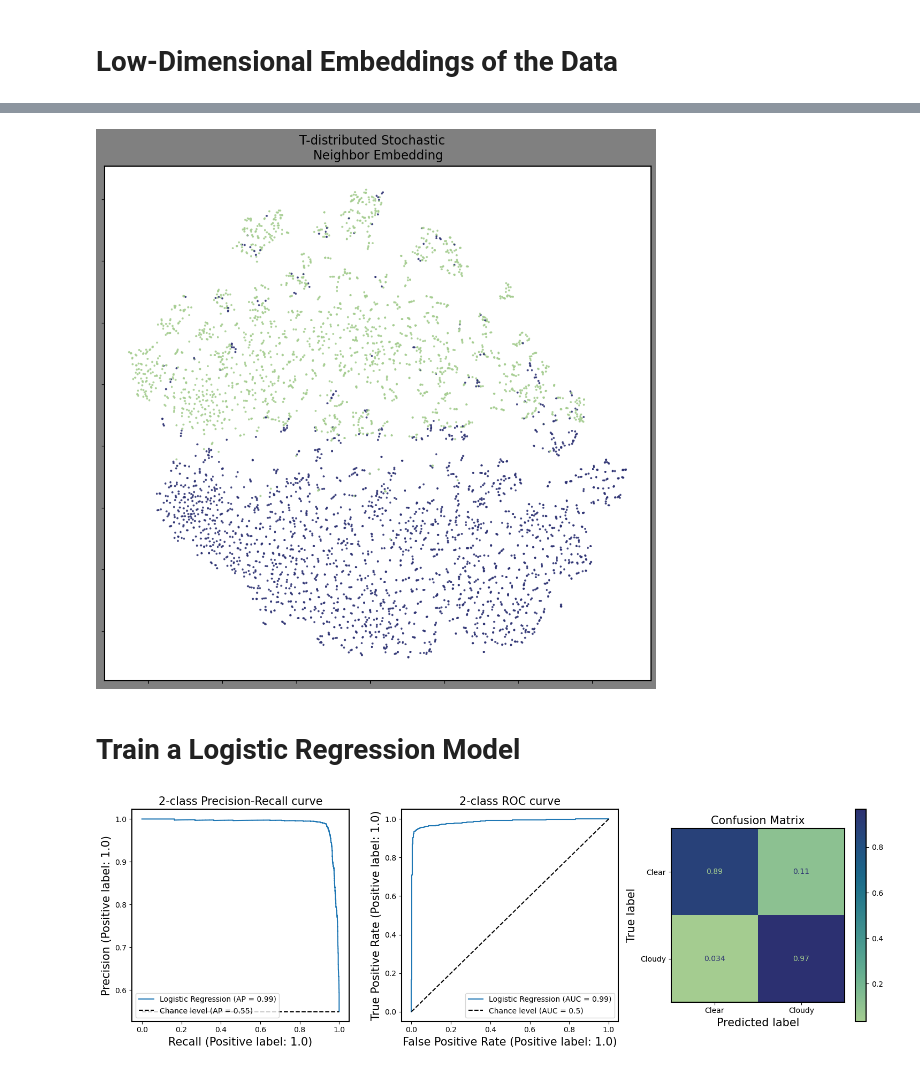
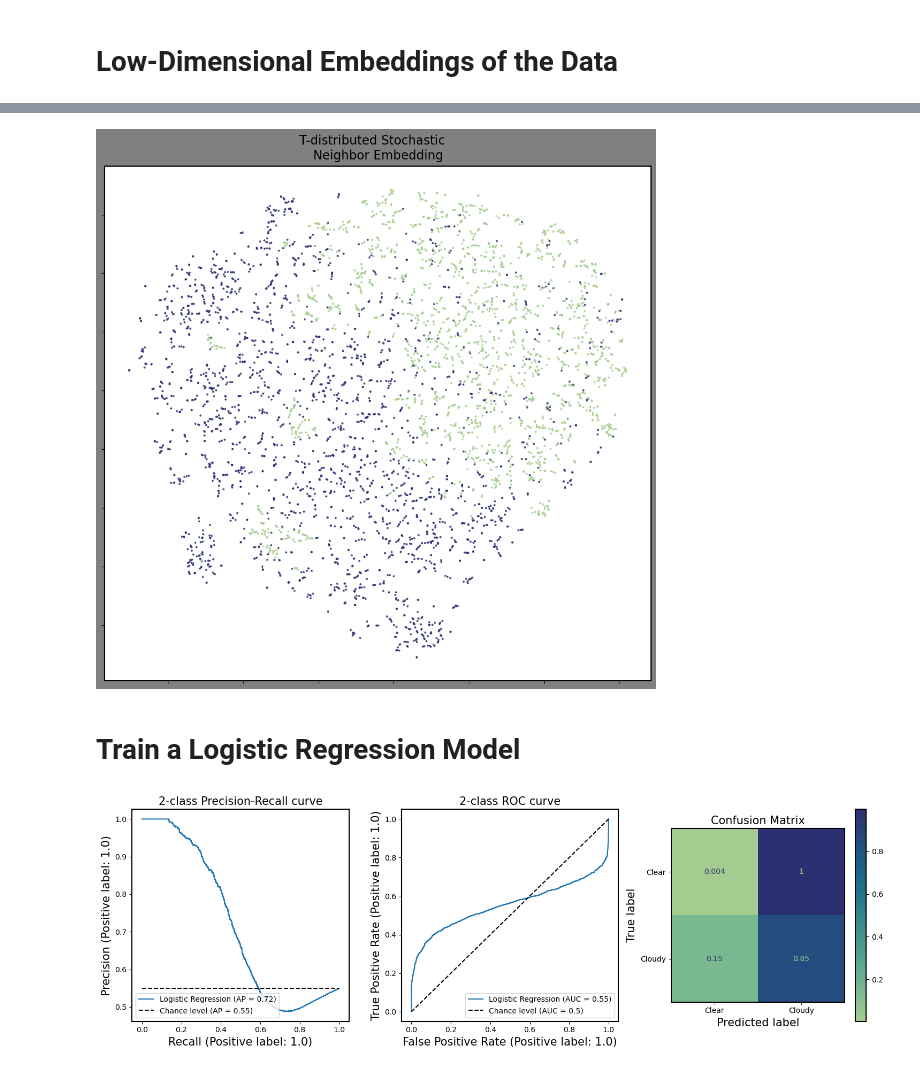
Before and after one commit to panoseti/panoseti, a Jupyter notebook: cloud-detection/model_training/pca_model.ipynb, the cells around one changed output, grey strips where cells are left out. Saved outputs shown, nothing was run; the diff lists cells and outputs as text; code cells hidden in the pictures.

```diff
--- a/cloud-detection/model_training/pca_model.ipynb
+++ b/cloud-detection/model_training/pca_model.ipynb
@@ -256,7 +253,7 @@ Data dimensions: deriv_data.shape=(32, 32), fft_data.shape=(64, 64), wavelet_dat
 # %%
 def transform_labeled_data(dataset, fft_shape, wavelet, wavelet_level):
     def get_features(x):
-        deriv_data = x.numpy().squeeze()
+        deriv_data = x[0].numpy().squeeze()
         kernelN = 3 # Horizontal size of the kernel, also its vertical size.
         omega_c = np.pi * (3/4)  # Cutoff frequency in radians <= pi
         kernel = circularLowpassKernel(omega_c, kernelN)
@@ -266,8 +263,8 @@ def transform_labeled_data(dataset, fft_shape, wavelet, wavelet_level):
         wavelet_data = apply_wavelet(deriv_data, wavelet=wavelet, level=wavelet_level)
 
         return np.concatenate((
-            # deriv_data.ravel(),
-            fft_data.ravel(),
+            deriv_data.ravel(),
+            # fft_data.ravel(),
             # wavelet_data.ravel(),
         ))
 
@@ -305,7 +302,7 @@ plt.title('Pairwise Correlation Between Pairs of Features');
 # %% [markdown]
 # Low-Dimensional Embeddings of the Data
 # %%
-n_components = 500
+n_components = 10
 pca = PCA(n_components=n_components)
 pca.fit(X_train)
 Z_pca = pca.transform(X_train)
@@ -373,7 +370,7 @@ plot_2d(X_embedded,
         Y_train,
         "T-distributed Stochastic  \n Neighbor Embedding")
 # %% [output]
-[figure, old version]
+[figure, new version]
 # %% [markdown]
 # Train a Logistic Regression Model
 # %%
@@ -381,42 +378,42 @@ lr_model = make_pipeline(
     StandardScaler(),
     PCA(n_components=n_components),
     LogisticRegression(
-        C=0.0001,
-        class_weight={
-            0: 1,
-            1: 5
-        },
-        penalty='elasticnet',
-        solver='saga',
-        l1_ratio=0.05
+        # C=0.1,
+        # class_weight={
+        #     0: 1,
+        #     1: 10
+        # },
+        # penalty='elasticnet',
+        # solver='saga',
+        # l1_ratio=0.05
     )
 )
 lr_model.fit(X_train, Y_train)
 
 # plt.figure(figsize=(10,20))
 f, axs = plt.subplots(1, 3, figsize=(15, 5))
 
 pr_display = PrecisionRecallDisplay.from_estimator(
     lr_model, X_test, Y_test, name="Logistic Regression", plot_chance_level=True, ax=axs[0]
 )
 axs[0].set_title("2-class Precision-Recall curve")
 
 
 roc_display = RocCurveDisplay.from_estimator(
     lr_model, X_test, Y_test, name="Logistic Regression", plot_chance_level=True, ax=axs[1]
 )
 axs[1].set_title("2-class ROC curve")
 
 confusion_matrix_display = ConfusionMatrixDisplay.from_estimator(
     lr_model,
     X_test,
     Y_test,
     ax=axs[2],
     display_labels = ['Clear', 'Cloudy'],
     normalize='true',
     cmap='crest'
 )
 axs[2].set_title("Confusion Matrix");
 plt.tight_layout()
 # %% [output]
-[figure, old version]
+[figure, new version]
```
Also changed, not shown: parts of 9 cells of this notebook, 11 other files.
